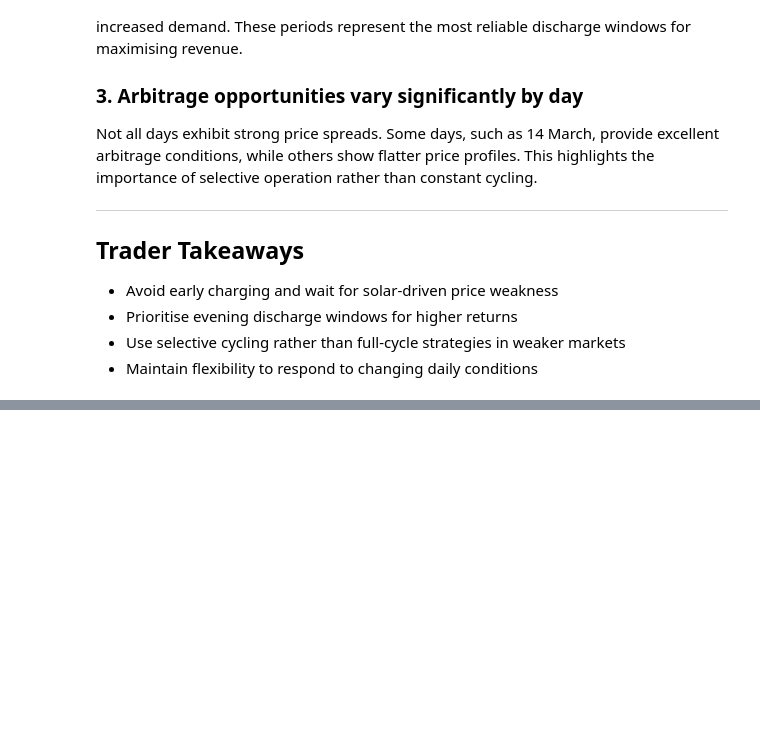
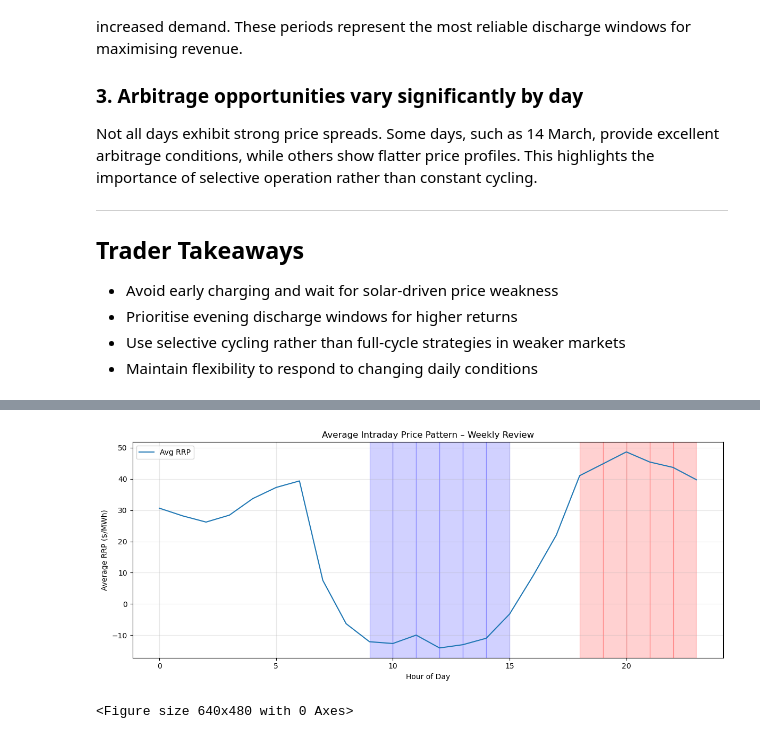
Before and after one commit to Vivekarya05/bess_trading_assessment, a Jupyter notebook: notebooks/02_Excerise_2_Weekly_BESS_market.ipynb, the cells around one changed output, grey strips where cells are left out. Saved outputs shown, nothing was run; the diff lists cells and outputs as text; code cells hidden in the pictures; blank space fills up the shorter version.

```diff
--- a/notebooks/02_Excerise_2_Weekly_BESS_market.ipynb
+++ b/notebooks/02_Excerise_2_Weekly_BESS_market.ipynb
@@ -301,0 +348,45 @@ Not all days exhibit strong price spreads. Some days, such as 14 March, provide
+# %%
+weekly_intraday = (
+    weekly_df.groupby("HOUR")[["RRP", "PV_MW", "NET_DEMAND"]]
+    .mean()
+    .reset_index()
+)
+
+charge_threshold_week = weekly_intraday["RRP"].quantile(0.25)
+discharge_threshold_week = weekly_intraday["RRP"].quantile(0.75)
+
+weekly_intraday["CHARGE_FLAG"] = weekly_intraday["RRP"] <= charge_threshold_week
+weekly_intraday["DISCHARGE_FLAG"] = weekly_intraday["RRP"] >= discharge_threshold_week
+
+plt.figure(figsize=(12, 5))
+plt.plot(weekly_intraday["HOUR"], weekly_intraday["RRP"], label="Avg RRP")
+
+for i in range(len(weekly_intraday) - 1):
+    if weekly_intraday.iloc[i]["CHARGE_FLAG"]:
+        plt.axvspan(
+            weekly_intraday.iloc[i]["HOUR"],
+            weekly_intraday.iloc[i + 1]["HOUR"],
+            color="blue",
+            alpha=0.18
+        )
+
+for i in range(len(weekly_intraday) - 1):
+    if weekly_intraday.iloc[i]["DISCHARGE_FLAG"]:
+        plt.axvspan(
+            weekly_intraday.iloc[i]["HOUR"],
+            weekly_intraday.iloc[i + 1]["HOUR"],
+            color="red",
+            alpha=0.18
+        )
+
+plt.xlabel("Hour of Day")
+plt.ylabel("Average RRP ($/MWh)")
+plt.title("Average Intraday Price Pattern – Weekly Review")
+plt.grid(True, alpha=0.3)
+plt.legend()
+plt.tight_layout()
+plt.show()
+plt.savefig("Average Intraday Price Pattern – Weekly Review.png", dpi=300, bbox_inches="tight")
+# %% [output]
+[figure, added]
+<Figure size 640x480 with 0 Axes>
```
Also changed, not shown: parts of 7 cells of this notebook, 13 other files.
